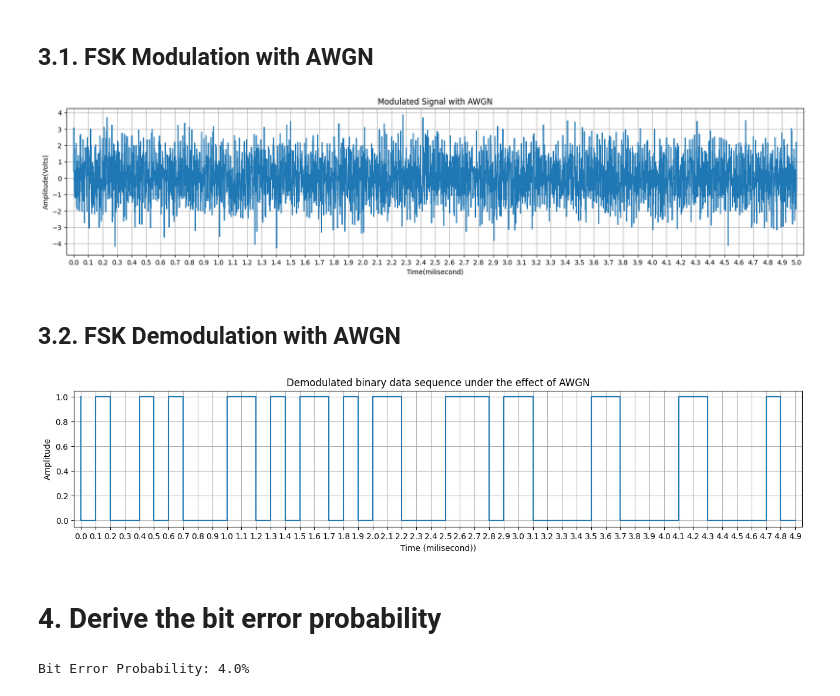
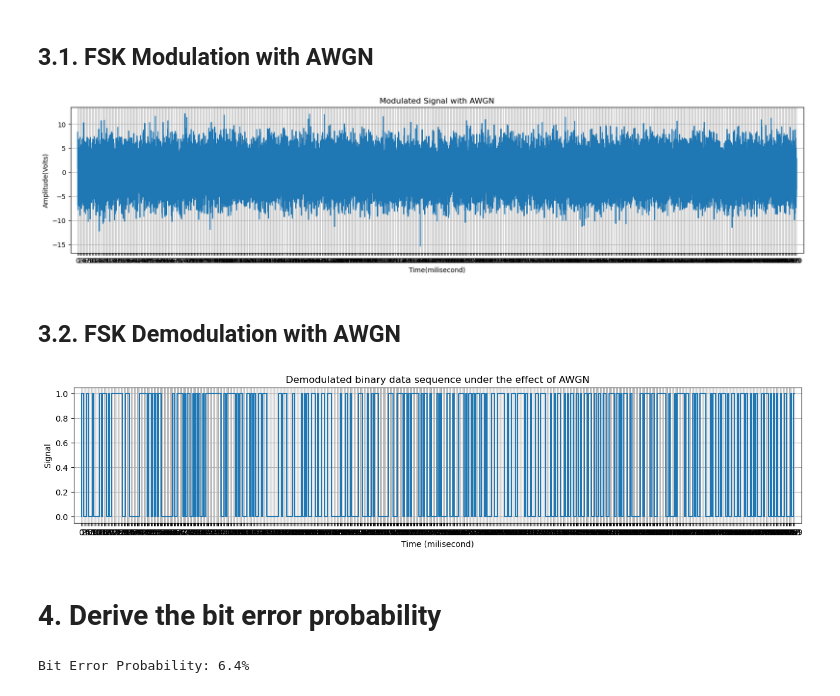
Before and after one commit to nguyen-tuan-hiep/Introduction-to-Communication-Engineering, a Jupyter notebook: FSK.ipynb, the cells around one changed output. Cells and saved outputs as stored; diff of their text form; code cells hidden in the pictures.

```diff
--- a/FSK.ipynb
+++ b/FSK.ipynb
@@ -8,13 +9,14 @@ import matplotlib.pyplot as plt
 # Initialize the parameters
 # %%
 
-x = np.random.randint(2, size = 50)   # Binary information as stream of bits (binary signal 0 or 1)
+np.random.seed(42)   # Seed for random number generator
+x = np.random.randint(2, size = 500)   # Binary information as stream of bits (binary signal 0 or 1)
 n = len(x)          # Number of bits
-Tb = 0.0001;        # Data rate = 1MHz i.e., bit period (second)
+Tb = 0.001;         # Bit period (second)
 nb = 100;           # Number of samples per bit
 br = 1/Tb;          # Bit rate  (Hz)
-f1 = 6*br;            # Carrier frequency (Hz)
-f2 = 6.1*br;            # Carrier frequency (Hz)
+f1 = 2*br;            # Carrier frequency (Hz)
+f2 = 4*br;            # Carrier frequency (Hz)
 t = Tb*np.arange(0,n,1/nb)
 # %% [markdown]
 # 1. FSK Modulation
@@ -89,7 +91,7 @@ plt.show()
 ## Demodulated binary data
 # %%
 # function to demodulate the signal
-def demodulate(mod, c1, c2, nb):
+def demodulate(mod):
     demod=np.empty(shape=n, dtype=int)
     for i in range(0, n*nb, nb):
         I1 = np.trapz(mod[i:i+nb]*c1[i:i+nb])
@@ -120,13 +122,15 @@ plt.grid(True)
 # 3. FSK modulation/demodulation under the effects of Gaussian noise
 # %% [markdown]
 ## 3.1. FSK Modulation with AWGN
+# %%
+def add_awgn(mod, std):
+    noise = np.random.normal(0, std, len(mod))
+    return mod + noise
 # %%
-
 # add Gaussian noise with zero mean and variance N0/2 to the transmitted waveform
-mean = 0
-standard_deviation = 1
-noise = np.random.normal(mean, standard_deviation, len(mod))
-mod_noise = mod + noise
+N0 = 18
+standard_deviation = np.sqrt(N0/2)
+mod_noise = add_awgn(mod, standard_deviation)
 
 # plot the modulated signal with AWGN
 plt.figure(figsize=(20,4))
@@ -140,30 +144,30 @@ plt.title('Modulated Signal with AWGN')
 plt.margins(x=0.01, y=0.05)
 plt.show()
 # %% [output]
-[figure, old version]
+[figure, new version]
 # %% [markdown]
 ## 3.2. FSK Demodulation with AWGN
 # %%
 # demodulate the signal with AWGN
-demod_noise = demodulate(mod_noise, c1, c2, nb)
+demod_noise = demodulate(mod_noise)
 
 # plot the demodulated binary data sequence under the effect of AWGN
 plt.figure(figsize = (16, 3))
 plt.title('Demodulated binary data sequence under the effect of AWGN')
 plt.xticks(1000*np.arange(0,Tb*n,Tb))
-plt.xlabel('Time (milisecond))')
-plt.ylabel('Amplitude')
+plt.xlabel('Time (milisecond)')
+plt.ylabel('Signal')
 plt.step(1000*np.arange(0,Tb*n,Tb), demod_noise)
 plt.grid(True)
 plt.margins(x=0.01, y=0.05)
 plt.show()
 # %% [output]
-[figure, old version]
+[figure, new version]
 # %% [markdown]
 # 4. Derive the bit error probability
 # %%
 error_bits = np.count_nonzero(demod_noise - x)
-Pb = error_bits / len(x) * 100
-print(f"Bit Error Probability: {Pb}%")
+Pb = error_bits / len(x)
+print(f"Bit Error Probability: {Pb*100}%")
 # %% [output]
-Bit Error Probability: 4.0%
+Bit Error Probability: 6.4%
```
Also changed, not shown: parts of 7 cells of this notebook, 11 other files.
